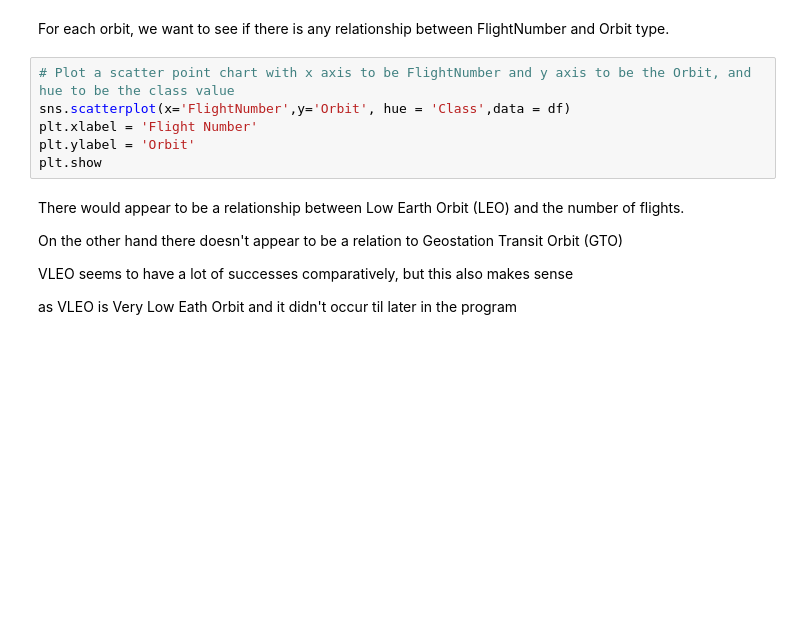
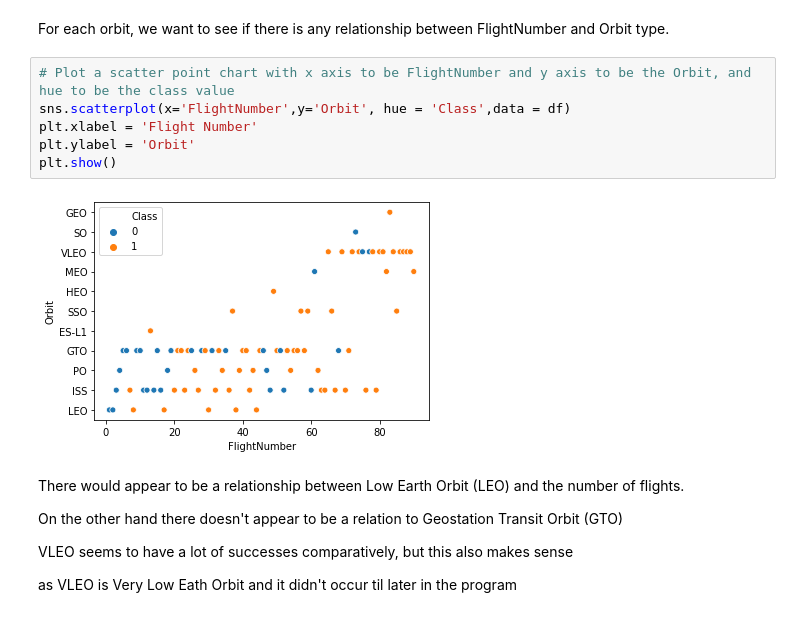
Before and after one commit to jaksaffras/Coursera-IBM-DataScience, a Jupyter notebook: Exploratory Data Analysis with Visualization.ipynb, the cells around one changed output. Saved outputs shown, nothing was run; the diff lists cells and outputs as text; blank space fills up the shorter version.

```diff
--- a/Exploratory Data Analysis with Visualization.ipynb
+++ b/Exploratory Data Analysis with Visualization.ipynb
@@ -138,9 +151,11 @@ For each orbit, we want to see if there is any relationship between FlightNumber
 # %%
 # Plot a scatter point chart with x axis to be FlightNumber and y axis to be the Orbit, and hue to be the class value
 sns.scatterplot(x='FlightNumber',y='Orbit', hue = 'Class',data = df)
 plt.xlabel = 'Flight Number'
 plt.ylabel = 'Orbit'
-plt.show
+plt.show()
+# %% [output]
+[figure, added]
 # %% [markdown]
 There would appear to be a relationship between Low Earth Orbit (LEO) and the number of flights.
 
```
Also changed, not shown: parts of 12 cells of this notebook.
